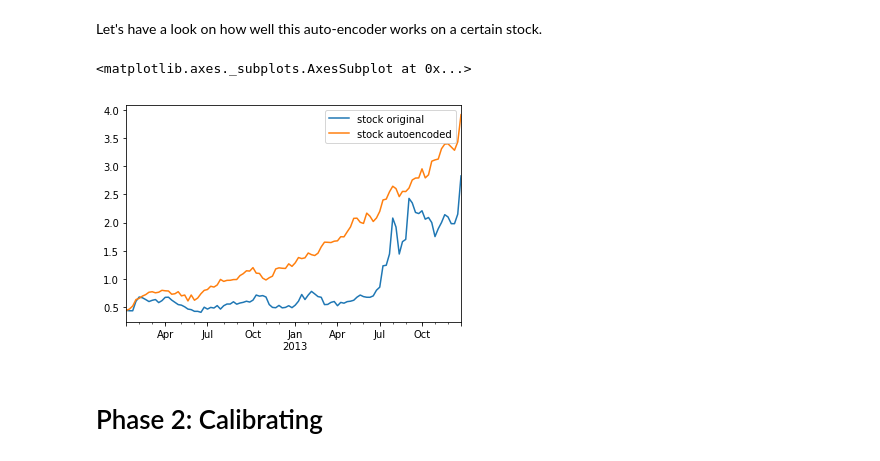
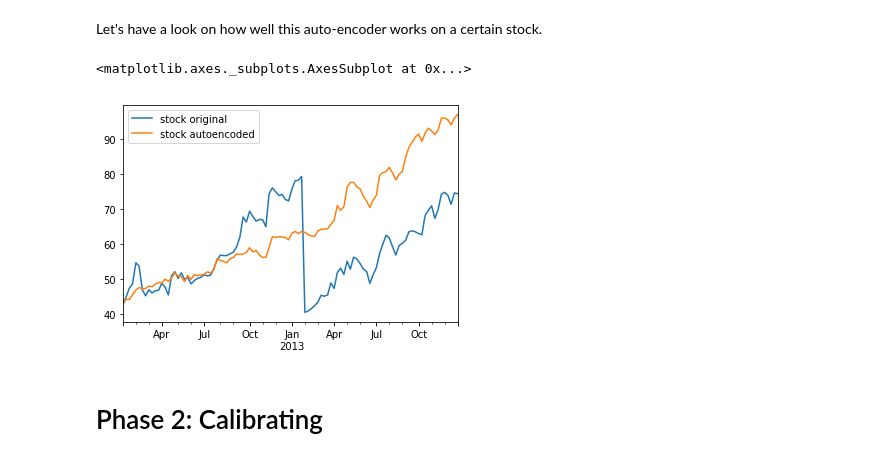
Before and after one commit to tcloaa/Deep-Portfolio-Theory, a Jupyter notebook: Part 1 - Re-track IBB Index Using Deep Portfolio Theory.ipynb, the cells around one changed output. Cells and saved outputs as stored; diff of their text form; code cells hidden in the pictures.

```diff
--- a/Part 1 - Re-track IBB Index Using Deep Portfolio Theory.ipynb
+++ b/Part 1 - Re-track IBB Index Using Deep Portfolio Theory.ipynb
@@ -133,20 +135,20 @@ stock #, 2-norm, stock name
 # %% [markdown]
 Let's have a look on how well this auto-encoder works on a certain stock.
 # %%
-which_stock = 65
+which_stock = 1
 
 # now decoded last price plot
 stock_autoencoder = copy.deepcopy(reconstruct[:, which_stock])
 stock_autoencoder[0] = 0
 stock_autoencoder = stock_autoencoder.cumsum()
 stock_autoencoder += (stock['calibrate']['lp'].iloc[0, which_stock])
 
 ## plot for comparison
 pd.Series(stock['calibrate']['lp'].iloc[:, which_stock].as_matrix(), index=pd.date_range(start='01/06/2012', periods=104, freq='W')).plot(label='stock original', legend=True)
 pd.Series(stock_autoencoder, index=pd.date_range(start='01/06/2012', periods = 104,freq='W')).plot(label='stock autoencoded', legend=True)
 # %% [output]
 <matplotlib.axes._subplots.AxesSubplot at 0x...>
-[figure, old version]
+[figure, new version]
 # %% [markdown]
 # Phase 2: Calibrating
 # %%
```
Also changed, not shown: parts of 10 cells of this notebook, 9 other files.
